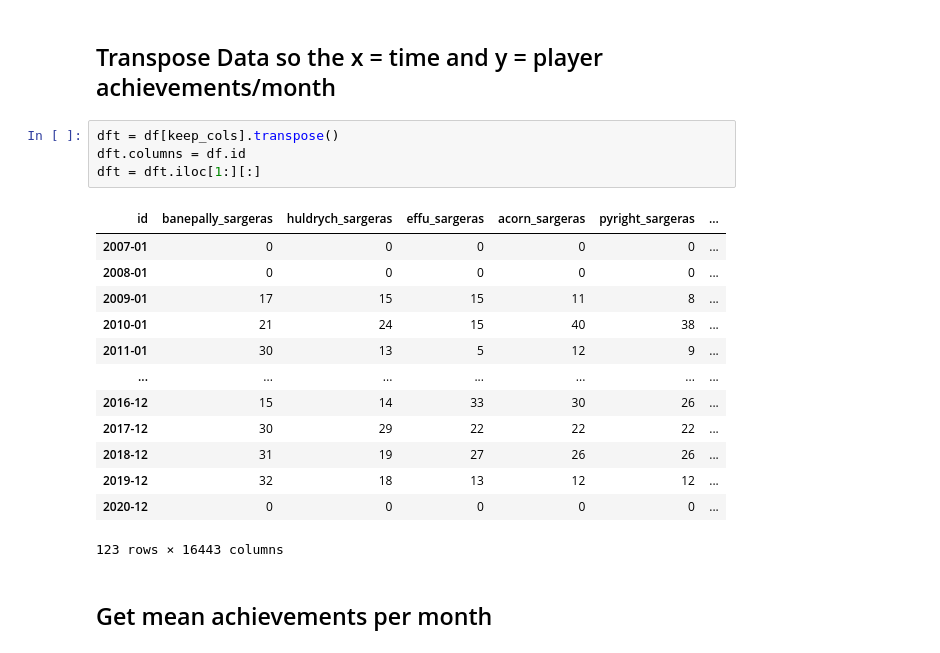
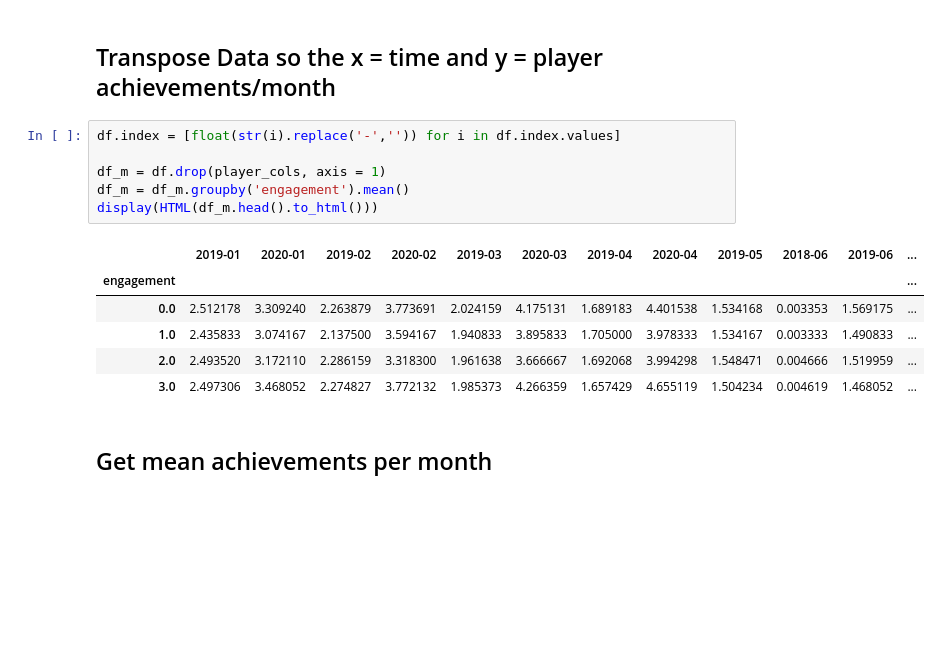
Before and after one commit to haleyspeed/insight_data_science, a Jupyter notebook: subscript/subscript/02_timeseries_explorer.ipynb, the cells around one changed output. Cells and saved outputs as stored; diff of their text form; blank space fills up the shorter version.

```diff
--- a/subscript/subscript/02_timeseries_explorer.ipynb
+++ b/subscript/subscript/02_timeseries_explorer.ipynb
@@ -57,22 +52,17 @@ df.describe()
 # %% [markdown]
 ## Transpose Data so the x = time and y = player achievements/month
-# %%
-dft = df[keep_cols].transpose()
-dft.columns = df.id
-dft = dft.iloc[1:][:]
-# %% [output]
-| id | banepally_sargeras | huldrych_sargeras | effu_sargeras | acorn_sargeras | pyright_sargeras | ... |
-| 2007-01 | 0 | 0 | 0 | 0 | 0 | ... |
-| 2008-01 | 0 | 0 | 0 | 0 | 0 | ... |
-| 2009-01 | 17 | 15 | 15 | 11 | 8 | ... |
-| 2010-01 | 21 | 24 | 15 | 40 | 38 | ... |
-| 2011-01 | 30 | 13 | 5 | 12 | 9 | ... |
-| ... | ... | ... | ... | ... | ... | ... |
-| 2016-12 | 15 | 14 | 33 | 30 | 26 | ... |
-| 2017-12 | 30 | 29 | 22 | 22 | 22 | ... |
-| 2018-12 | 31 | 19 | 27 | 26 | 26 | ... |
-| 2019-12 | 32 | 18 | 13 | 12 | 12 | ... |
-| 2020-12 | 0 | 0 | 0 | 0 | 0 | ... |
-123 rows × 16443 columns
+# %%
+df.index = [float(str(i).replace('-','')) for i in df.index.values]
+
+df_m = df.drop(player_cols, axis = 1)
+df_m = df_m.groupby('engagement').mean()
+display(HTML(df_m.head().to_html()))
+# %% [output]
+|  | 2019-01 | 2020-01 | 2019-02 | 2020-02 | 2019-03 | 2020-03 | 2019-04 | 2020-04 | 2019-05 | 2018-06 | 2019-06 | ... |
+| engagement |  |  |  |  |  |  |  |  |  |  |  | ... |
+| 0.0 | 2.512178 | 3.309240 | 2.263879 | 3.773691 | 2.024159 | 4.175131 | 1.689183 | 4.401538 | 1.534168 | 0.003353 | 1.569175 | ... |
+| 1.0 | 2.435833 | 3.074167 | 2.137500 | 3.594167 | 1.940833 | 3.895833 | 1.705000 | 3.978333 | 1.534167 | 0.003333 | 1.490833 | ... |
+| 2.0 | 2.493520 | 3.172110 | 2.286159 | 3.318300 | 1.961638 | 3.666667 | 1.692068 | 3.994298 | 1.548471 | 0.004666 | 1.519959 | ... |
+| 3.0 | 2.497306 | 3.468052 | 2.274827 | 3.772132 | 1.985373 | 4.266359 | 1.657429 | 4.655119 | 1.504234 | 0.004619 | 1.468052 | ... |
 # %% [markdown]
 ## Get mean achievements per month
```
Also changed, not shown: parts of 7 cells of this notebook, 11 other files.
